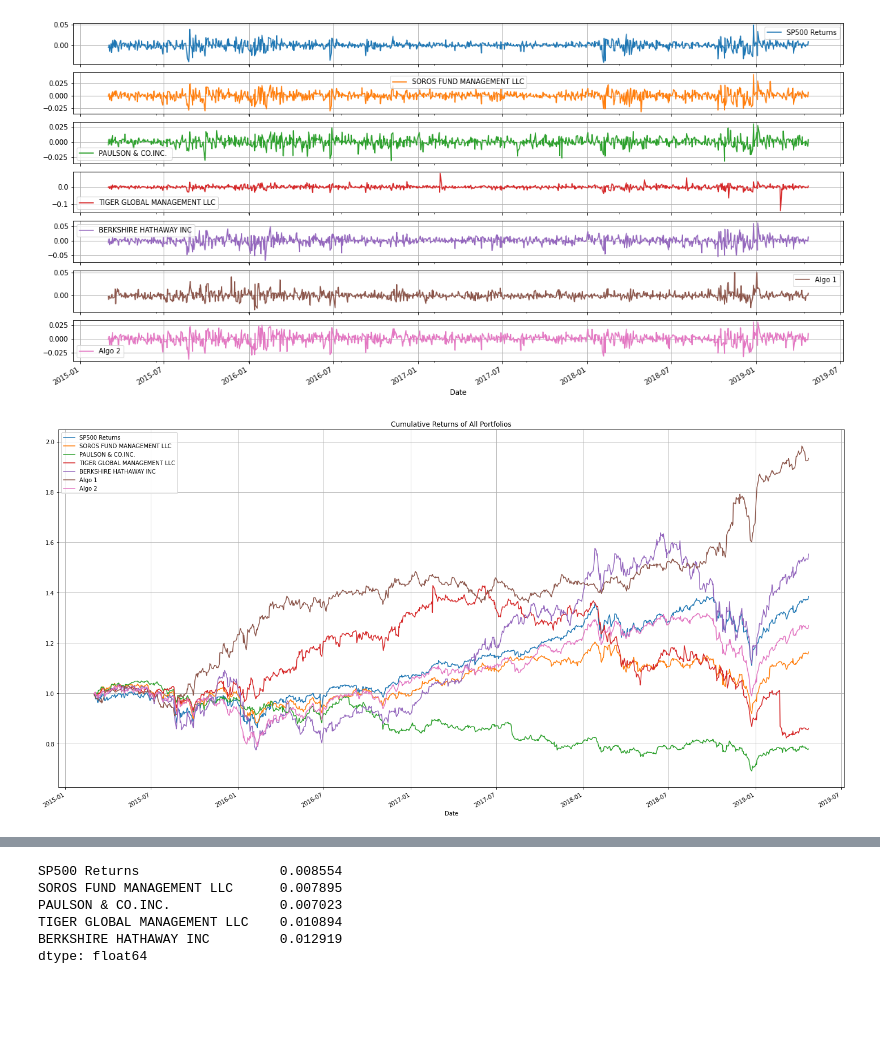
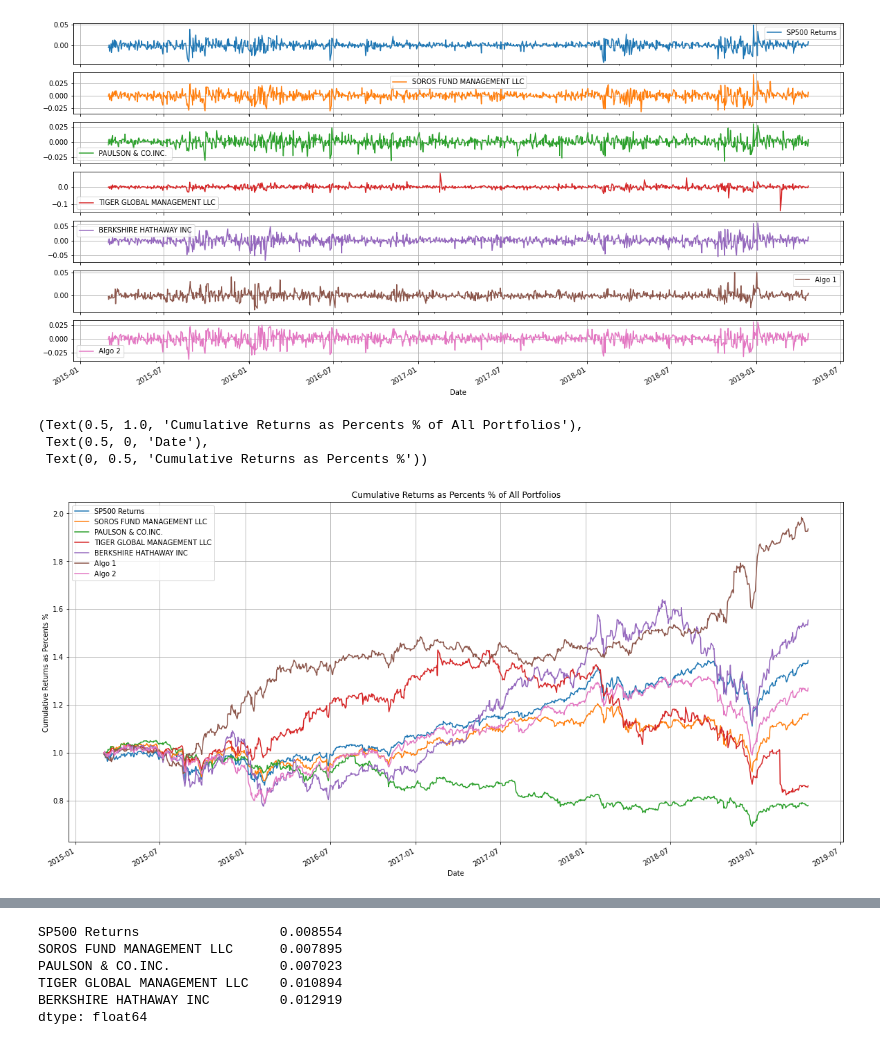
Before and after one commit to Tylryan/Portfolio_Analysis, a Jupyter notebook: Untitled.ipynb, the cells around one changed output, grey strips where cells are left out. Drawn from its saved outputs; the diff is of its cells as text; code cells hidden in the pictures; blank space fills up the shorter version.

```diff
--- a/Untitled.ipynb
+++ b/Untitled.ipynb
@@ -151,6 +151,12 @@ Date
 2019-04-23  0.009622
 
 [1043 rows x 7 columns]
+# %%
+def graph(title,xlabel,ylabel):
+    title = plt.title(title)
+    xlabel = plt.xlabel(xlabel)
+    ylabel = plt.ylabel(ylabel)
+    return title, xlabel,ylabel
 # %%
 # Plot the daily returns of all the portfolios
 combined_return_df.plot(figsize = (20,10),
@@ -163,10 +169,12 @@ plt.legend(loc ='lower left')
 # %%
 #Calculating and plotting the cumulative returns for each portfolio
 
 combined_cumulative_returns = (1 + combined_return_df).cumprod().plot(figsize = (20,10),grid =True)
-title = plt.title('Cumulative Returns of All Portfolios')
-plt.tight_layout()
+graph('Cumulative Returns as Percents % of All Portfolios','Date','Cumulative Returns as Percents %')
 # %% [output]
+(Text(0.5, 1.0, 'Cumulative Returns as Percents % of All Portfolios'),
+ Text(0.5, 0, 'Date'),
+ Text(0, 0.5, 'Cumulative Returns as Percents %'))
-[figure, old version]
+[figure, new version]
 # %%
 combined_return_df.boxplot(figsize=(20,10), grid = True)
```
Also changed, not shown: parts of 9 cells of this notebook.
